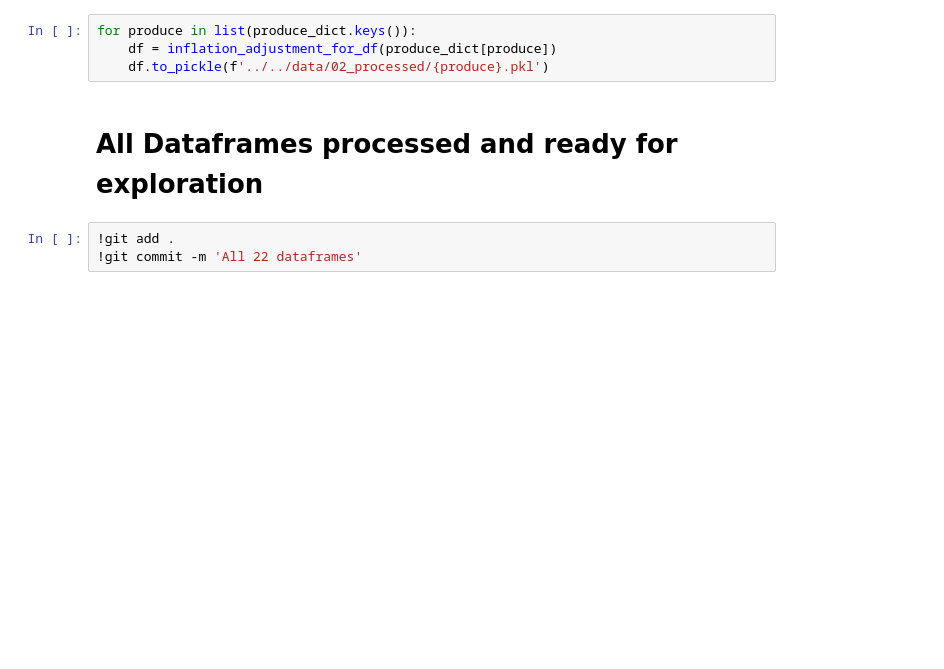
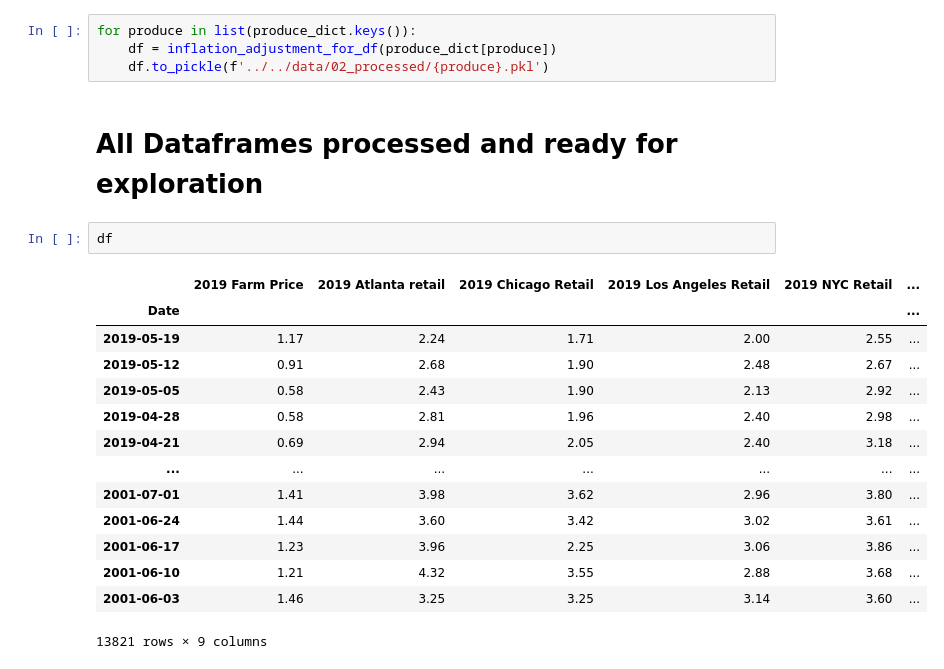
Before and after one commit to tim-christy/agriculture-price-analysis, a Jupyter notebook: notebooks/00_collection/2019-01-22-cleaning-TC.ipynb, the cells around one changed output. Drawn from its saved outputs; the diff is of its cells as text; blank space fills up the shorter version.

Commit message:
processed all dataframes

```diff
--- a/notebooks/00_collection/2019-01-22-cleaning-TC.ipynb
+++ b/notebooks/00_collection/2019-01-22-cleaning-TC.ipynb
@@ -277,6 +277,20 @@ for produce in list(produce_dict.keys()):
     df.to_pickle(f'../../data/02_processed/{produce}.pkl')
 # %% [markdown]
 # All Dataframes processed and ready for exploration
-# %%
-!git add .
-!git commit -m 'All 22 dataframes'
+# %%
+df
+# %% [output]
+|  | 2019 Farm Price | 2019 Atlanta retail | 2019 Chicago Retail | 2019 Los Angeles Retail | 2019 NYC Retail | ... |
+| Date |  |  |  |  |  | ... |
+| 2019-05-19 | 1.17 | 2.24 | 1.71 | 2.00 | 2.55 | ... |
+| 2019-05-12 | 0.91 | 2.68 | 1.90 | 2.48 | 2.67 | ... |
+| 2019-05-05 | 0.58 | 2.43 | 1.90 | 2.13 | 2.92 | ... |
+| 2019-04-28 | 0.58 | 2.81 | 1.96 | 2.40 | 2.98 | ... |
+| 2019-04-21 | 0.69 | 2.94 | 2.05 | 2.40 | 3.18 | ... |
+| ... | ... | ... | ... | ... | ... | ... |
+| 2001-07-01 | 1.41 | 3.98 | 3.62 | 2.96 | 3.80 | ... |
+| 2001-06-24 | 1.44 | 3.60 | 3.42 | 3.02 | 3.61 | ... |
+| 2001-06-17 | 1.23 | 3.96 | 2.25 | 3.06 | 3.86 | ... |
+| 2001-06-10 | 1.21 | 4.32 | 3.55 | 2.88 | 3.68 | ... |
+| 2001-06-03 | 1.46 | 3.25 | 3.25 | 3.14 | 3.60 | ... |
+13821 rows × 9 columns
```
Also changed, not shown: 23 other files.
